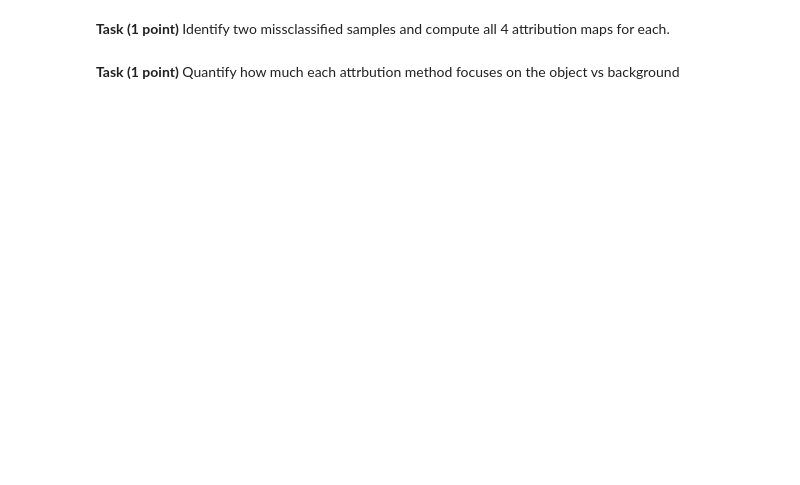
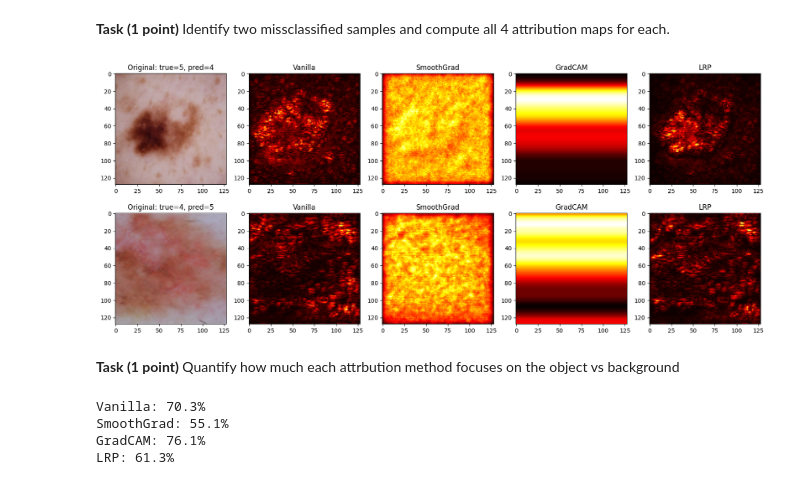
Before and after one commit to chambrehomme/XAI, a Jupyter notebook: XAI_Lab2_Assignment.ipynb, the cells around one changed output. Saved outputs shown, nothing was run; the diff lists cells and outputs as text; code cells hidden in the pictures; blank space fills up the shorter version.

```diff
--- a/XAI_Lab2_Assignment.ipynb
+++ b/XAI_Lab2_Assignment.ipynb
@@ -159,2 +223,62 @@ Compute the following attribution maps for the selected image:
+# %%
+misclassified = []
+
+with torch.no_grad():
+    for batch_img, batch_lbl in val_loader:
+        batch_img, batch_lbl = batch_img.to(device), batch_lbl.squeeze().long().to(device)
+        preds = model(batch_img).argmax(dim=1)
+
+        wrong_mask = (preds != batch_lbl).nonzero(as_tuple=True)[0]
+        for idx in wrong_mask[:10]:
+            misclassified.append({
+                'img': batch_img[idx:idx + 1],
+                'true_label': batch_lbl[idx].item(),
+                'pred_label': preds[idx].item()
+            })
+
+        if len(misclassified) >= 2:
+            break
+
+fig, axes = plt.subplots(2, 5, figsize=(20, 8))
+
+for row, sample in enumerate(misclassified[:2]):
+    sample_img = sample['img']
+    pred_lbl = sample['pred_label']
+
+    vanilla = Saliency(model).attribute(sample_img, target=pred_lbl)
+    vanilla = np.abs(vanilla.squeeze().cpu().detach().numpy()).mean(axis=0)
+
+    smooth = NoiseTunnel(Saliency(model)).attribute(sample_img, nt_samples=50, nt_type='smoothgrad', target=pred_lbl)
+    smooth = np.abs(smooth.squeeze().cpu().detach().numpy()).mean(axis=0)
+
+    grad_cam = LayerGradCam(model, model.conv3).attribute(sample_img, target=pred_lbl)
+    grad_cam = np.abs(grad_cam.squeeze().cpu().detach().numpy()).mean(axis=0)
+    grad_cam = cv2.resize(grad_cam, (128, 128), interpolation=cv2.INTER_LINEAR)
+
+    lrp_map = LRP(model).attribute(sample_img, target=pred_lbl)
+    lrp_map = np.abs(lrp_map.squeeze().cpu().detach().numpy()).mean(axis=0)
+
+    img_vis = sample_img.squeeze().cpu().detach().numpy()
+    img_vis = (img_vis + 1) / 2
+    img_vis = np.transpose(img_vis, (1, 2, 0))
+
+    axes[row, 0].imshow(img_vis)
+    axes[row, 0].set_title(f"Original: true={sample['true_label']}, pred={pred_lbl}")
+
+    axes[row, 1].imshow(vanilla, cmap='hot')
+    axes[row, 1].set_title("Vanilla")
+
+    axes[row, 2].imshow(smooth, cmap='hot')
+    axes[row, 2].set_title("SmoothGrad")
+
+    axes[row, 3].imshow(grad_cam, cmap='hot')
+    axes[row, 3].set_title("GradCAM")
+
+    axes[row, 4].imshow(lrp_map, cmap='hot')
+    axes[row, 4].set_title("LRP")
+
+plt.show()
+# %% [output]
+[figure, added]
 # %% [markdown]
 **Task (1 point)** Quantify how much each attrbution method focuses on the object vs background
@@ -162,0 +285,19 @@ Compute the following attribution maps for the selected image:
+# %%
+H, W = 128, 128
+mask_size = int(np.sqrt(0.5) * min(H, W))
+y_start, x_start = (H - mask_size) // 2, (W - mask_size) // 2
+object_mask = np.zeros((H, W))
+object_mask[y_start:y_start + mask_size, x_start:x_start + mask_size] = 1.0
+
+def ratio(attr, mask):
+    return np.sum(attr * mask) / np.sum(attr) if np.sum(attr) > 0 else 0
+
+print(f"Vanilla: {100 * ratio(vanilla_grad, object_mask):.1f}%")
+print(f"SmoothGrad: {100 * ratio(smooth_grad, object_mask):.1f}%")
+print(f"GradCAM: {100 * ratio(gradcam, object_mask):.1f}%")
+print(f"LRP: {100 * ratio(lrp_attr, object_mask):.1f}%")
+# %% [output]
+Vanilla: 70.3%
+SmoothGrad: 55.1%
+GradCAM: 76.1%
+LRP: 61.3%
```
Also changed, not shown: parts of 15 cells of this notebook.
